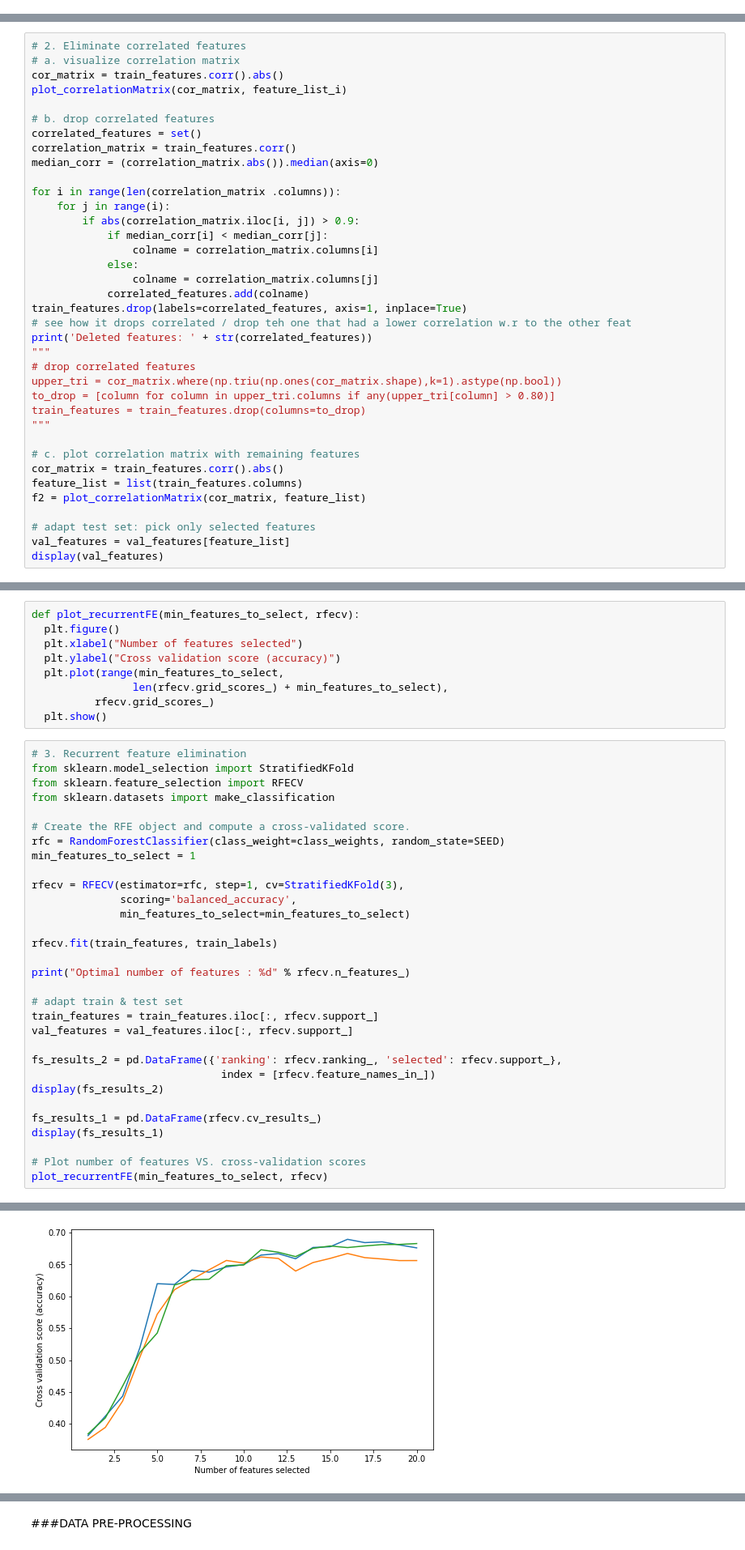
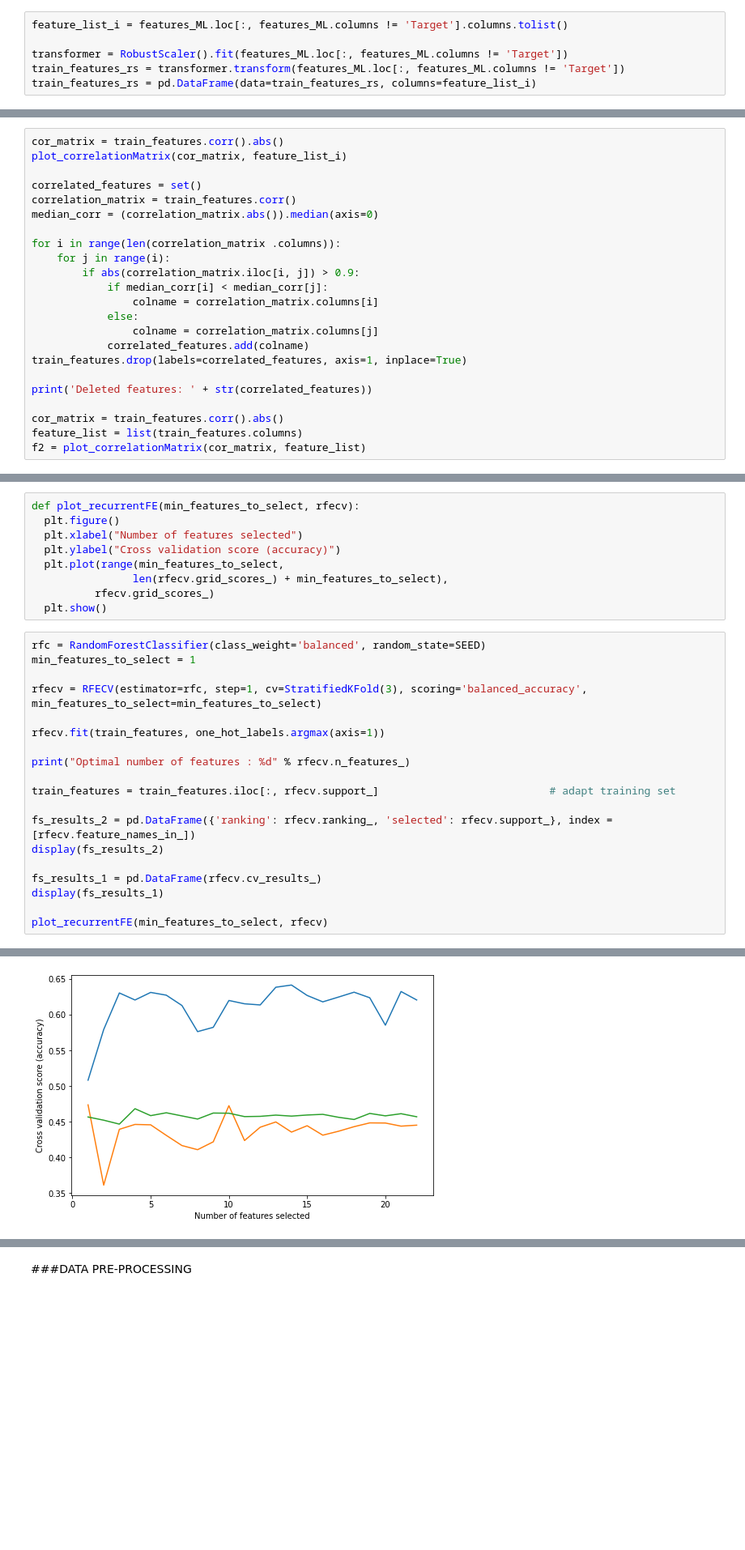
Before and after one commit to alice202122/AI_PROJECT, a Jupyter notebook: AI_Assignment.ipynb, the cells around one changed output, grey strips where cells are left out. Shown at 81% size. Drawn from its saved outputs; the diff is of its cells as text; blank space fills up the shorter version.

```diff
--- a/AI_Assignment.ipynb
+++ b/AI_Assignment.ipynb
@@ -1591,0 +1856,6 @@ In order to have comparable values for the signals in input it is necessary to n
+# %%
+feature_list_i = features_ML.loc[:, features_ML.columns != 'Target'].columns.tolist()
+
+transformer = RobustScaler().fit(features_ML.loc[:, features_ML.columns != 'Target'])
+train_features_rs = transformer.transform(features_ML.loc[:, features_ML.columns != 'Target'])
+train_features_rs = pd.DataFrame(data=train_features_rs, columns=feature_list_i)
@@ -1719,11 +1909,8 @@ def plot_correlationMatrix(correlation_matrix, features):
     return
 # %%
-# 2. Eliminate correlated features
-# a. visualize correlation matrix
 cor_matrix = train_features.corr().abs()
 plot_correlationMatrix(cor_matrix, feature_list_i)
 
-# b. drop correlated features
 correlated_features = set()
 correlation_matrix = train_features.corr()
 median_corr = (correlation_matrix.abs()).median(axis=0)
@@ -1737,21 +1924,10 @@ for i in range(len(correlation_matrix .columns)):
                 colname = correlation_matrix.columns[j]
             correlated_features.add(colname)
 train_features.drop(labels=correlated_features, axis=1, inplace=True)
-# see how it drops correlated / drop teh one that had a lower correlation w.r to the other feat
+
 print('Deleted features: ' + str(correlated_features))
-"""
-# drop correlated features
-upper_tri = cor_matrix.where(np.triu(np.ones(cor_matrix.shape),k=1).astype(np.bool))
-to_drop = [column for column in upper_tri.columns if any(upper_tri[column] > 0.80)]
-train_features = train_features.drop(columns=to_drop)
-"""
 
-# c. plot correlation matrix with remaining features
 cor_matrix = train_features.corr().abs()
 feature_list = list(train_features.columns)
 f2 = plot_correlationMatrix(cor_matrix, feature_list)
-
-# adapt test set: pick only selected features
-val_features = val_features[feature_list]
-display(val_features)
 # %% [output]
@@ -1796,34 +1946,22 @@ def plot_recurrentFE(min_features_to_select, rfecv):
           rfecv.grid_scores_)
   plt.show()
 # %%
-# 3. Recurrent feature elimination
-from sklearn.model_selection import StratifiedKFold
-from sklearn.feature_selection import RFECV
-from sklearn.datasets import make_classification
-
-# Create the RFE object and compute a cross-validated score.
-rfc = RandomForestClassifier(class_weight=class_weights, random_state=SEED)
+rfc = RandomForestClassifier(class_weight='balanced', random_state=SEED)
 min_features_to_select = 1
 
-rfecv = RFECV(estimator=rfc, step=1, cv=StratifiedKFold(3),
-              scoring='balanced_accuracy',
-              min_features_to_select=min_features_to_select)
+rfecv = RFECV(estimator=rfc, step=1, cv=StratifiedKFold(3), scoring='balanced_accuracy', min_features_to_select=min_features_to_select)
 
-rfecv.fit(train_features, train_labels)
+rfecv.fit(train_features, one_hot_labels.argmax(axis=1))
 
 print("Optimal number of features : %d" % rfecv.n_features_)
 
-# adapt train & test set
-train_features = train_features.iloc[:, rfecv.support_]
-val_features = val_features.iloc[:, rfecv.support_]
+train_features = train_features.iloc[:, rfecv.support_]                           # adapt training set
 
-fs_results_2 = pd.DataFrame({'ranking': rfecv.ranking_, 'selected': rfecv.support_},
-                              index = [rfecv.feature_names_in_])
+fs_results_2 = pd.DataFrame({'ranking': rfecv.ranking_, 'selected': rfecv.support_}, index = [rfecv.feature_names_in_])
 display(fs_results_2)
 
 fs_results_1 = pd.DataFrame(rfecv.cv_results_)
 display(fs_results_1)
 
-# Plot number of features VS. cross-validation scores
 plot_recurrentFE(min_features_to_select, rfecv)
 # %% [output]
@@ -1865 +2003 @@ Optimal number of features : 16
-[figure, old version]
+[figure, new version]
```
Also changed, not shown: parts of 460 cells of this notebook.
